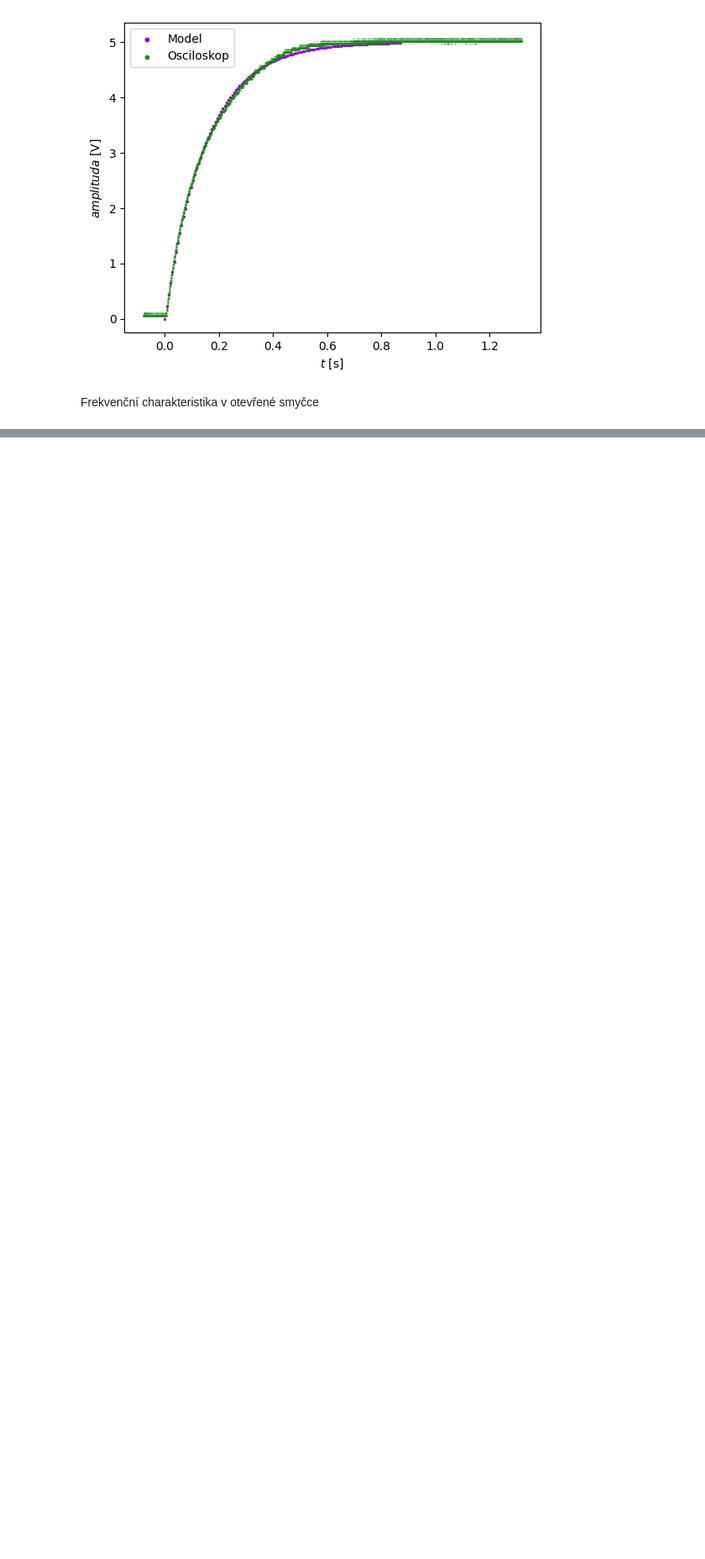
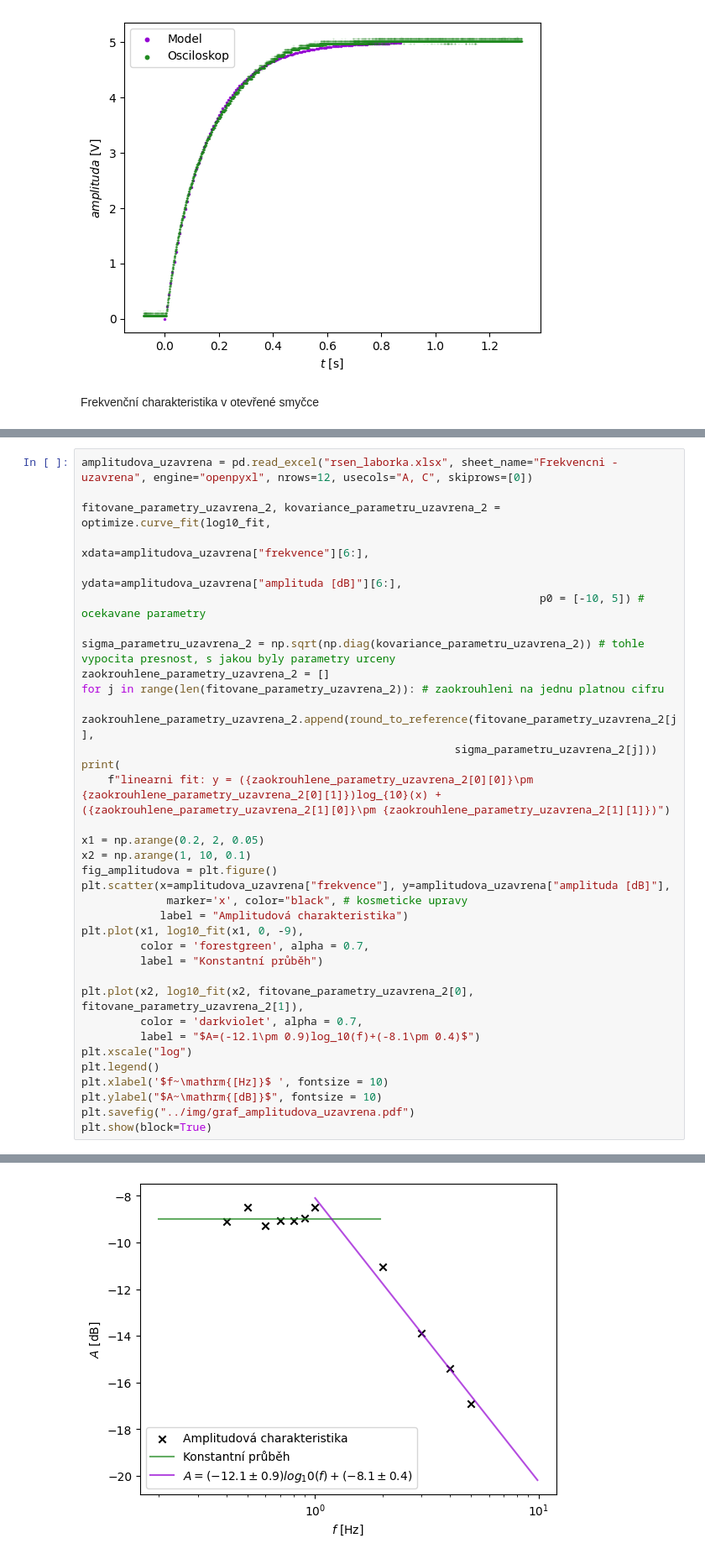
Before and after one commit to Mirenka11/RSEN, a Jupyter notebook: Data/zpracovani.ipynb, the cells around one changed output, grey strips where cells are left out. Shown at 84% size. Cells and saved outputs as stored; diff of their text form; blank space fills up the shorter version.

```diff
--- a/Data/zpracovani.ipynb
+++ b/Data/zpracovani.ipynb
@@ -223,0 +236,36 @@ plt.show(block=True)
+# %%
+amplitudova_uzavrena = pd.read_excel("rsen_laborka.xlsx", sheet_name="Frekvencni - uzavrena", engine="openpyxl", nrows=12, usecols="A, C", skiprows=[0])
+
+fitovane_parametry_uzavrena_2, kovariance_parametru_uzavrena_2 = optimize.curve_fit(log10_fit,
+                                                                      xdata=amplitudova_uzavrena["frekvence"][6:],
+                                                                      ydata=amplitudova_uzavrena["amplituda [dB]"][6:],
+                                                                      p0 = [-10, 5]) # ocekavane parametry
+
+sigma_parametru_uzavrena_2 = np.sqrt(np.diag(kovariance_parametru_uzavrena_2)) # tohle vypocita presnost, s jakou byly parametry urceny
+zaokrouhlene_parametry_uzavrena_2 = []
+for j in range(len(fitovane_parametry_uzavrena_2)): # zaokrouhleni na jednu platnou cifru
+    zaokrouhlene_parametry_uzavrena_2.append(round_to_reference(fitovane_parametry_uzavrena_2[j],
+                                                         sigma_parametru_uzavrena_2[j]))
+print(
+    f"linearni fit: y = ({zaokrouhlene_parametry_uzavrena_2[0][0]}\pm {zaokrouhlene_parametry_uzavrena_2[0][1]})log_{10}(x) + ({zaokrouhlene_parametry_uzavrena_2[1][0]}\pm {zaokrouhlene_parametry_uzavrena_2[1][1]})")
+
+x1 = np.arange(0.2, 2, 0.05)
+x2 = np.arange(1, 10, 0.1)
+fig_amplitudova = plt.figure()
+plt.scatter(x=amplitudova_uzavrena["frekvence"], y=amplitudova_uzavrena["amplituda [dB]"],
+             marker='x', color="black", # kosmeticke upravy
+            label = "Amplitudová charakteristika")
+plt.plot(x1, log10_fit(x1, 0, -9),
+         color = 'forestgreen', alpha = 0.7,
+         label = "Konstantní průběh")
+
+plt.plot(x2, log10_fit(x2, fitovane_parametry_uzavrena_2[0], fitovane_parametry_uzavrena_2[1]),
+         color = 'darkviolet', alpha = 0.7,
+         label = "$A=(-12.1\pm 0.9)log_10(f)+(-8.1\pm 0.4)$")
+plt.xscale("log")
+plt.legend()
+plt.xlabel('$f~\mathrm{[Hz]}$ ', fontsize = 10)
+plt.ylabel("$A~\mathrm{[dB]}$", fontsize = 10)
+plt.savefig("../img/graf_amplitudova_uzavrena.pdf")
+plt.show(block=True)
+# %% [output]
@@ -223,0 +273 @@ plt.show(block=True)
+[figure, added]
```
Also changed, not shown: parts of 6 cells of this notebook, 12 other files.
